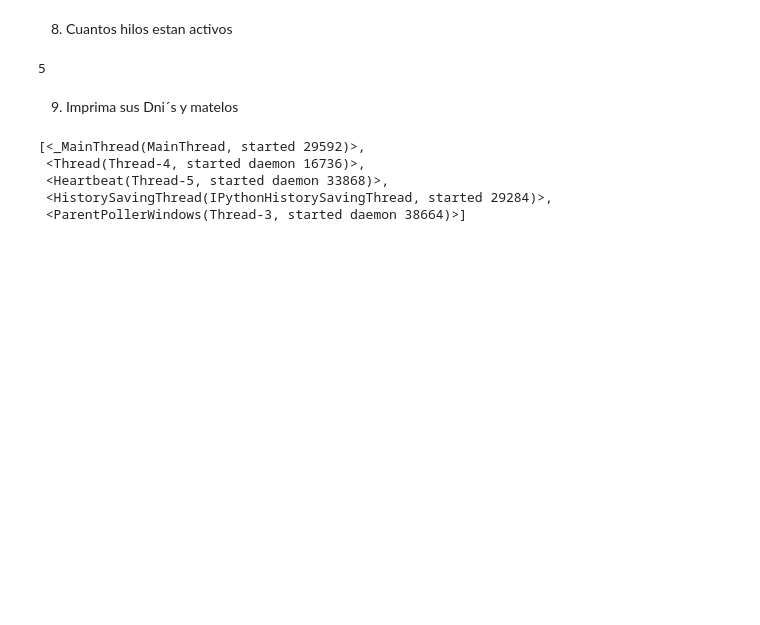
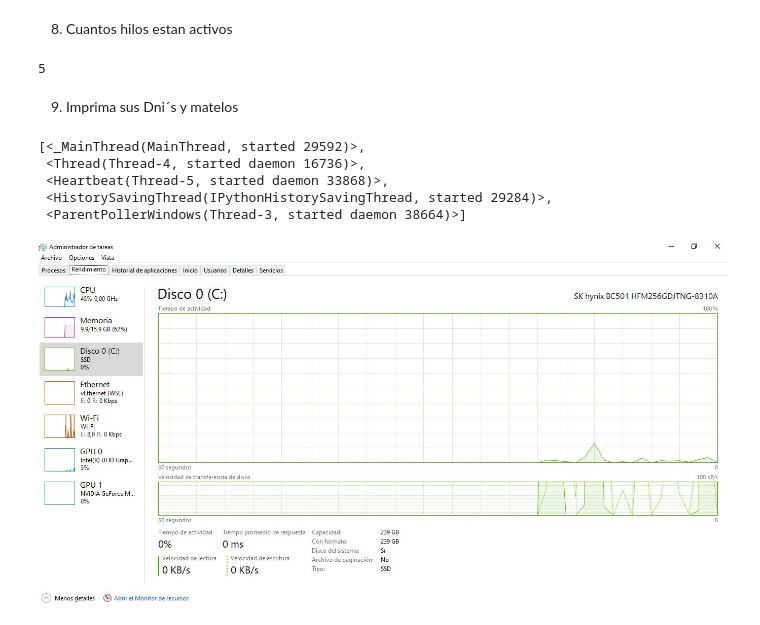
Before and after one commit to crisdmt/PCD, a Jupyter notebook: ACTIVIDAD2.ipynb, the cells around one changed output. Drawn from its saved outputs; the diff is of its cells as text; code cells hidden in the pictures; blank space fills up the shorter version.

```diff
--- a/ACTIVIDAD2.ipynb
+++ b/ACTIVIDAD2.ipynb
@@ -115,0 +116,4 @@ th.
+# %%
+display.Image("cpu.JPG")
+# %% [output]
+[figure, added]
```
Also changed, not shown: parts of 1 cell of this notebook, 2 other files.
